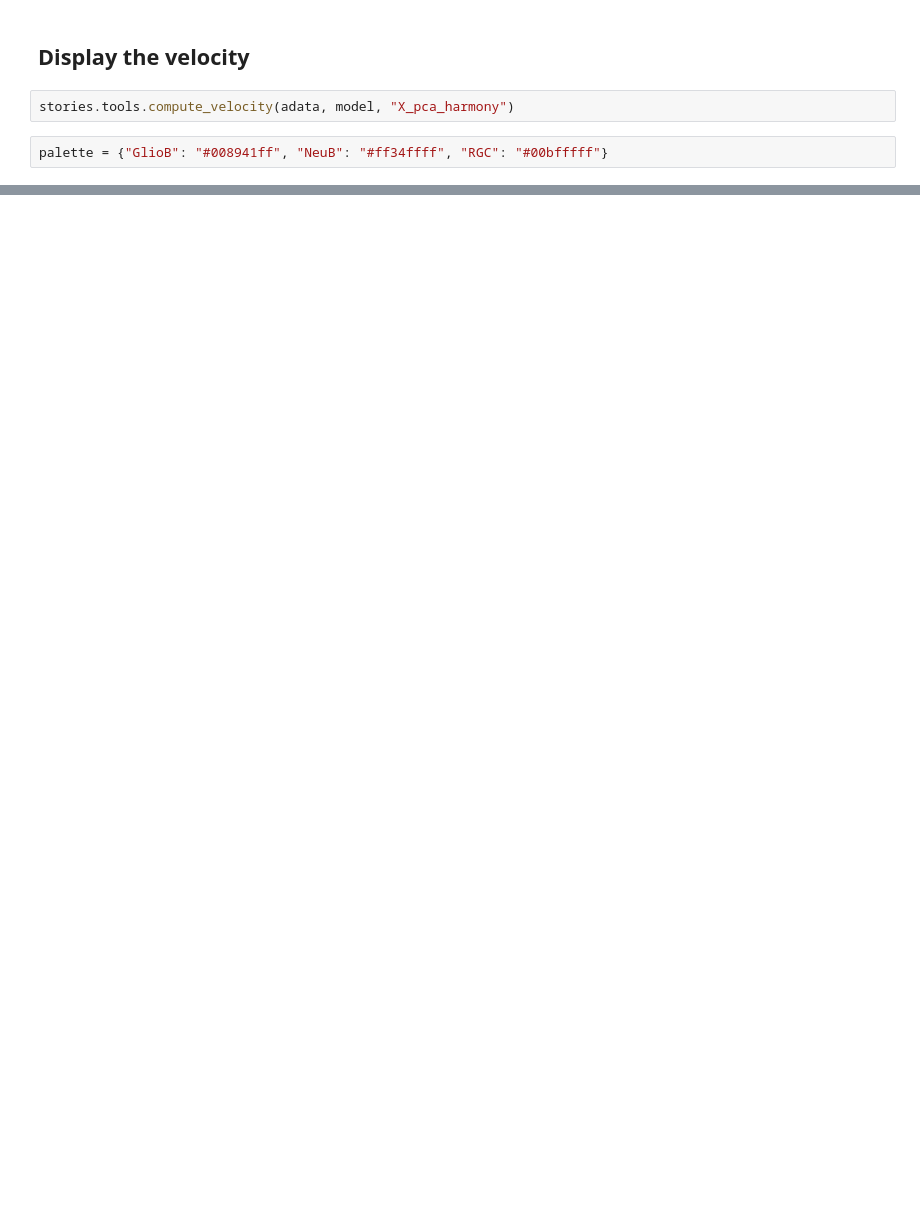
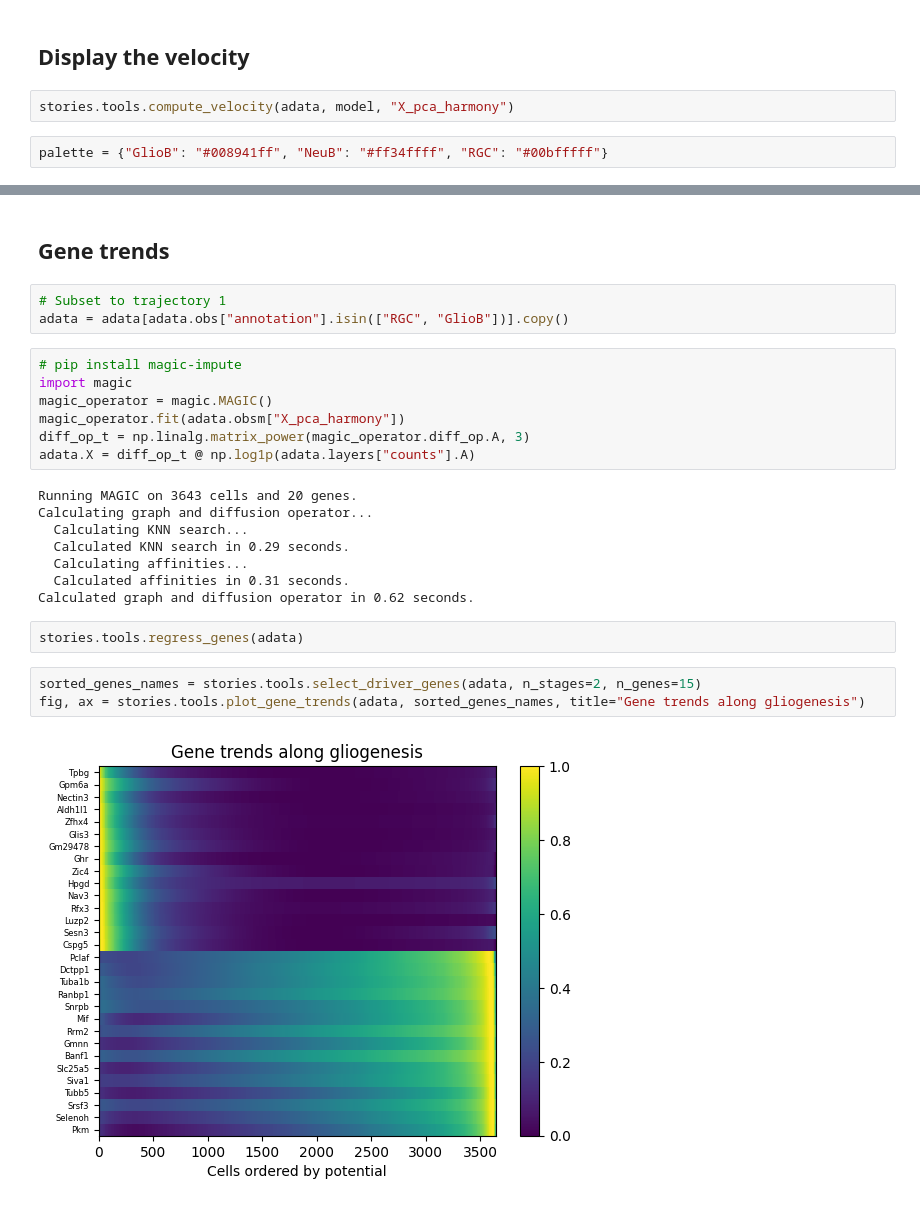
Before and after one commit to cantinilab/stories, a Jupyter notebook: docs/vignettes/demo_midbrain.ipynb, the cells around one changed output, grey strips where cells are left out. Drawn from its saved outputs; the diff is of its cells as text; blank space fills up the shorter version.

```diff
--- a/docs/vignettes/demo_midbrain.ipynb
+++ b/docs/vignettes/demo_midbrain.ipynb
@@ -143,0 +116,27 @@ stories.tools.plot_velocity(
+# %% [markdown]
+## Gene trends
+# %%
+# Subset to trajectory 1
+adata = adata[adata.obs["annotation"].isin(["RGC", "GlioB"])].copy()
+# %%
+# pip install magic-impute
+import magic
+magic_operator = magic.MAGIC()
+magic_operator.fit(adata.obsm["X_pca_harmony"])
+diff_op_t = np.linalg.matrix_power(magic_operator.diff_op.A, 3)
+adata.X = diff_op_t @ np.log1p(adata.layers["counts"].A)
+# %% [output]
+Running MAGIC on 3643 cells and 20 genes.
+Calculating graph and diffusion operator...
+  Calculating KNN search...
+  Calculated KNN search in 0.29 seconds.
+  Calculating affinities...
+  Calculated affinities in 0.31 seconds.
+Calculated graph and diffusion operator in 0.62 seconds.
+# %%
+stories.tools.regress_genes(adata)
+# %%
+sorted_genes_names = stories.tools.select_driver_genes(adata, n_stages=2, n_genes=15)
+fig, ax = stories.tools.plot_gene_trends(adata, sorted_genes_names, title="Gene trends along gliogenesis")
+# %% [output]
+[figure, added]
```
Also changed, not shown: parts of 12 cells of this notebook.
